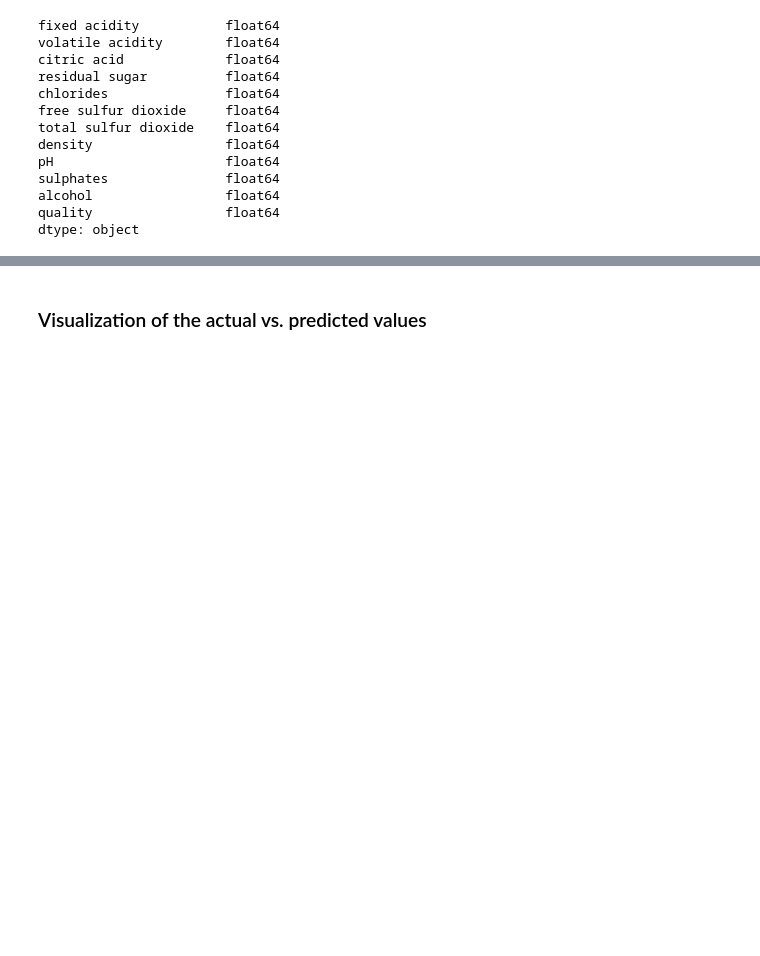
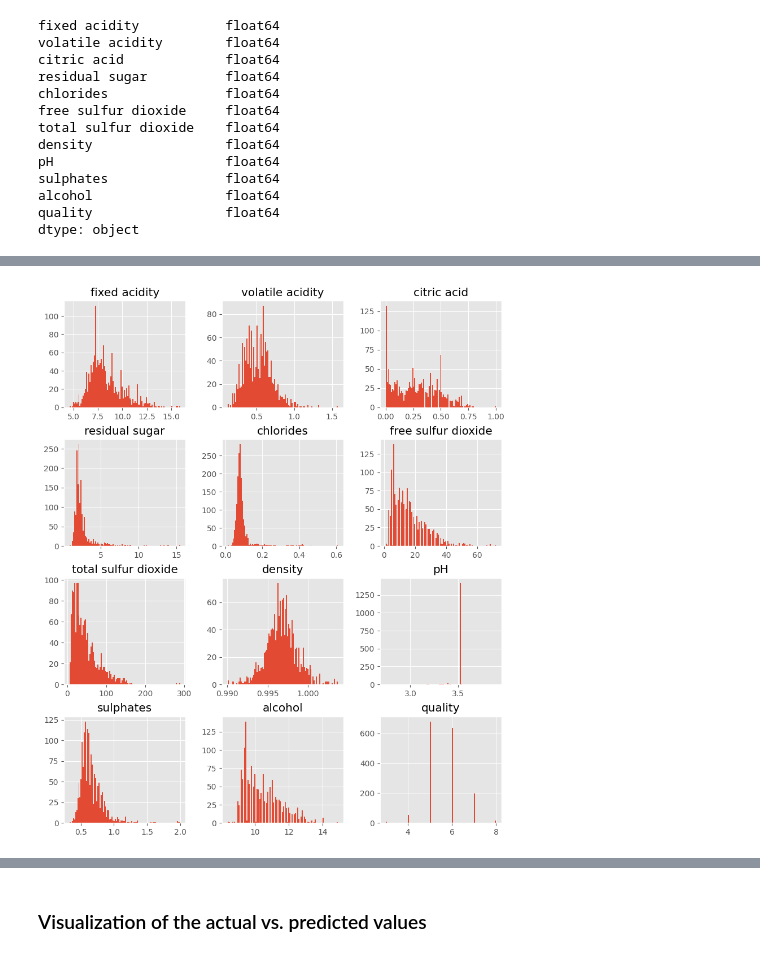
Before and after one commit to dennythomasalugu/CodeClause_wine_quality_prediction, a Jupyter notebook: Wine Quality Analysis.ipynb, the cells around one changed output, grey strips where cells are left out. Saved outputs shown, nothing was run; the diff lists cells and outputs as text; code cells hidden in the pictures; blank space fills up the shorter version.

```diff
--- a/Wine Quality Analysis.ipynb
+++ b/Wine Quality Analysis.ipynb
@@ -94,0 +114,5 @@ dtype: int64
+# %%
+data.hist(bins=100, figsize=(10,12))
+plt.show()
+# %% [output]
+[figure, added]
```
Also changed, not shown: parts of 33 cells of this notebook.
